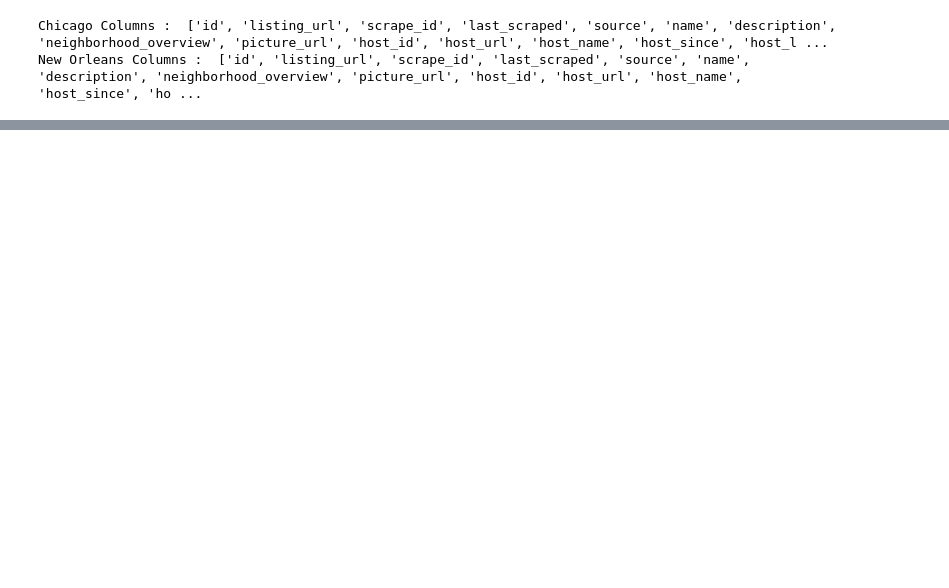
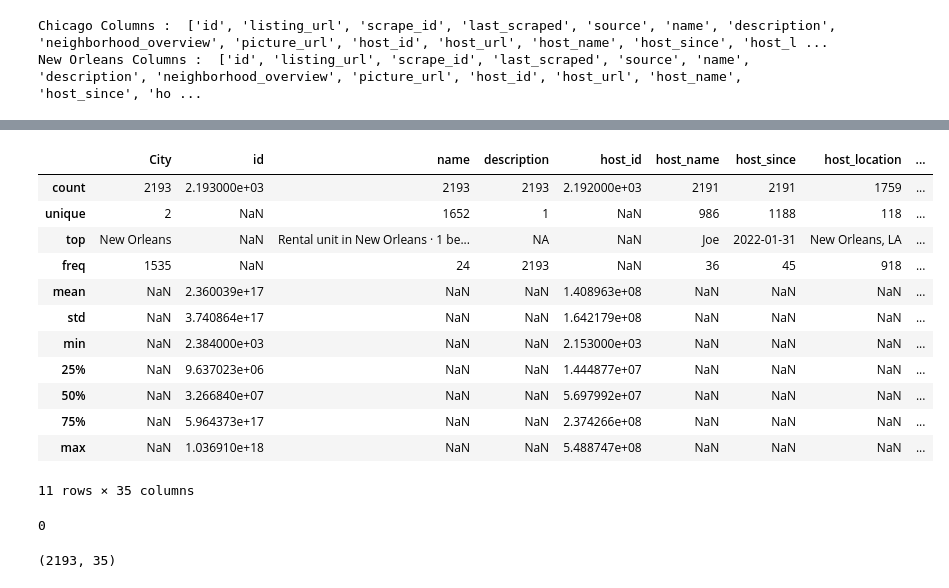
Before and after one commit to priyankadri/EDA_airbnb_capstone, a Jupyter notebook: Untitled1.ipynb, the cells around one changed output, grey strips where cells are left out. Cells and saved outputs as stored; diff of their text form; code cells hidden in the pictures; blank space fills up the shorter version.

```diff
--- a/Untitled1.ipynb
+++ b/Untitled1.ipynb
@@ -94,3 +87,0 @@ See the caveats in the documentation: https://pandas.pydata.org/pandas-docs/stab
-# %%
-new_orleans_mean_rating = new_orleans_final_columns['review_scores_rating'].mean()
-new_orleans_final_columns['review_scores_rating'].fillna(new_orleans_mean_rating, inplace=True)
@@ -130,3 +110,5 @@ new_orleans_info[chicago_info['Null Count'] > 0]
 # %%
 chicago_final_columns.to_csv('chicago_cleaned.csv', sep=',', index=True, encoding='utf-8')
 new_orleans_final_columns.to_csv('new_orleans_cleaned.csv', sep=',', index=True, encoding='utf-8')
+# %%
+merged_df = pd.concat([chicago_final_columns, new_orleans_final_columns], ignore_index=True)
@@ -132,0 +154,24 @@ new_orleans_final_columns.to_csv('new_orleans_cleaned.csv', sep=',', index=True,
+# %%
+merged_df.describe(include='all')
+# %% [output]
+|  | City | id | name | description | host_id | host_name | host_since | host_location | ... |
+| count | 2193 | 2.193000e+03 | 2193 | 2193 | 2.192000e+03 | 2191 | 2191 | 1759 | ... |
+| unique | 2 | NaN | 1652 | 1 | NaN | 986 | 1188 | 118 | ... |
+| top | New Orleans | NaN | Rental unit in New Orleans · 1 be... | NA | NaN | Joe | 2022-01-31 | New Orleans, LA | ... |
+| freq | 1535 | NaN | 24 | 2193 | NaN | 36 | 45 | 918 | ... |
+| mean | NaN | 2.360039e+17 | NaN | NaN | 1.408963e+08 | NaN | NaN | NaN | ... |
+| std | NaN | 3.740864e+17 | NaN | NaN | 1.642179e+08 | NaN | NaN | NaN | ... |
+| min | NaN | 2.384000e+03 | NaN | NaN | 2.153000e+03 | NaN | NaN | NaN | ... |
+| 25% | NaN | 9.637023e+06 | NaN | NaN | 1.444877e+07 | NaN | NaN | NaN | ... |
+| 50% | NaN | 3.266840e+07 | NaN | NaN | 5.697992e+07 | NaN | NaN | NaN | ... |
+| 75% | NaN | 5.964373e+17 | NaN | NaN | 2.374266e+08 | NaN | NaN | NaN | ... |
+| max | NaN | 1.036910e+18 | NaN | NaN | 5.488747e+08 | NaN | NaN | NaN | ... |
+11 rows × 35 columns
+# %%
+merged_df.duplicated().sum()
+# %% [output]
+0
+# %%
+merged_df.shape
+# %% [output]
+(2193, 35)
```
Also changed, not shown: parts of 29 cells of this notebook.
